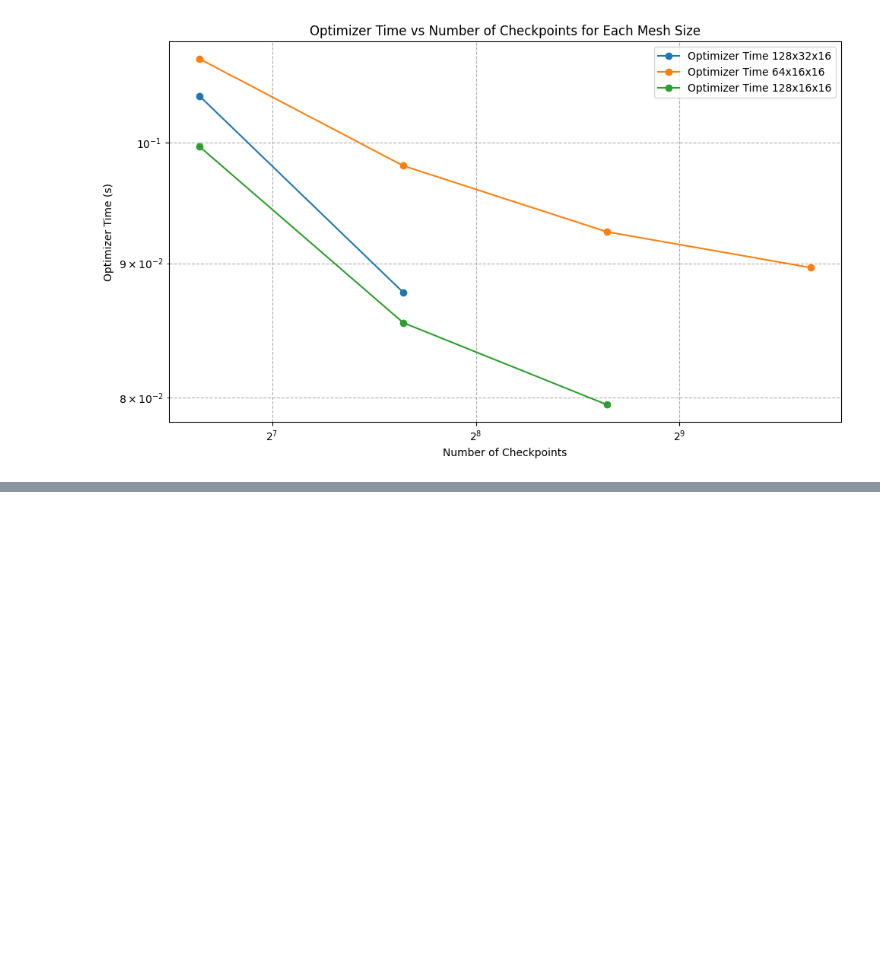
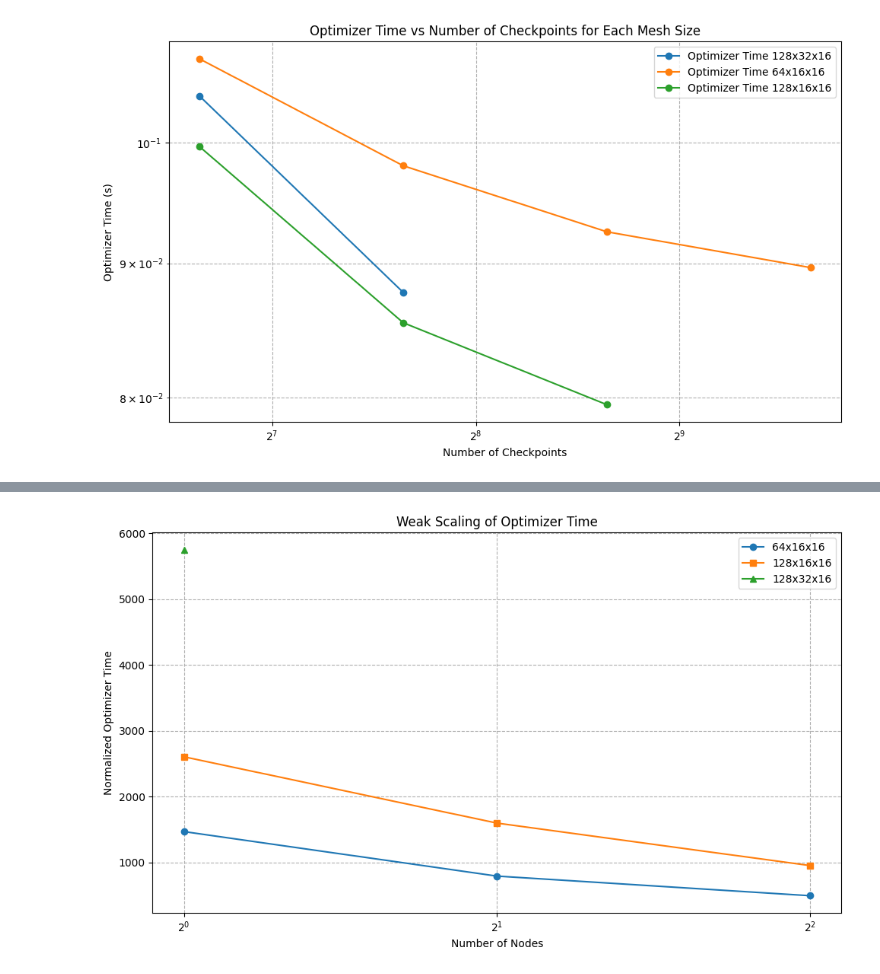
Before and after one commit to ExtremeFLOW/neko-top, a Jupyter notebook: examples/lumi_mixer/analyse.ipynb, the cells around one changed output, grey strips where cells are left out. Cells and saved outputs as stored; diff of their text form; code cells hidden in the pictures; blank space fills up the shorter version.

```diff
--- a/examples/lumi_mixer/analyse.ipynb
+++ b/examples/lumi_mixer/analyse.ipynb
@@ -356,0 +368,48 @@ plt.show()
+# %%
+mesh_64x16x16 = read_experiment_file('node_scaling_64x16x16.csv')
+mesh_128x16x16 = read_experiment_file('node_scaling_128x16x16.csv')
+mesh_128x32x16 = read_experiment_file('node_scaling_128x32x16.csv')
+
+num_nodes_64x16x16 = np.array(
+    [exp['nodes'] for exp in mesh_64x16x16 if exp['status'] == 'done'])
+num_nodes_128x16x16 = np.array(
+    [exp['nodes'] for exp in mesh_128x16x16 if exp['status'] == 'done'])
+num_nodes_128x32x16 = np.array(
+    [exp['nodes'] for exp in mesh_128x32x16 if exp['status'] == 'done'])
+optimizer_time_64x16x16 = extract_times(mesh_64x16x16,
+                            'Optimizer iteration 0', 'Total time') + \
+                        extract_times(mesh_64x16x16,
+                                      'Optimizer iteration', 'Total time')
+optimizer_time_128x16x16 = extract_times(mesh_128x16x16,
+                            'Optimizer iteration 0', 'Total time') + \
+                        extract_times(mesh_128x16x16,
+                                      'Optimizer iteration', 'Total time')
+optimizer_time_128x32x16 = extract_times(mesh_128x32x16,
+                            'Optimizer iteration 0', 'Total time') + \
+                        extract_times(mesh_128x32x16,
+                                      'Optimizer iteration', 'Total time')
+
+# Plot the weak scaling results for the three mesh sizes in a single figure
+plt.figure(figsize=(10, 6))
+plt.plot(num_nodes_64x16x16,
+         optimizer_time_64x16x16 / num_nodes_64x16x16,
+         marker='o',
+         label='64x16x16')
+plt.plot(num_nodes_128x16x16,
+         optimizer_time_128x16x16 / num_nodes_128x16x16,
+         marker='s',
+         label='128x16x16')
+plt.plot(num_nodes_128x32x16,
+         optimizer_time_128x32x16 / num_nodes_128x32x16,
+         marker='^',
+         label='128x32x16')
+plt.xscale('log', base=2)
+plt.xlabel('Number of Nodes')
+plt.ylabel('Normalized Optimizer Time')
+plt.title('Weak Scaling of Optimizer Time')
+plt.legend()
+plt.grid(True, which="both", ls="--")
+plt.tight_layout()
+plt.show()
+# %% [output]
+[figure, added]
```
Also changed, not shown: parts of 1 cell of this notebook.
